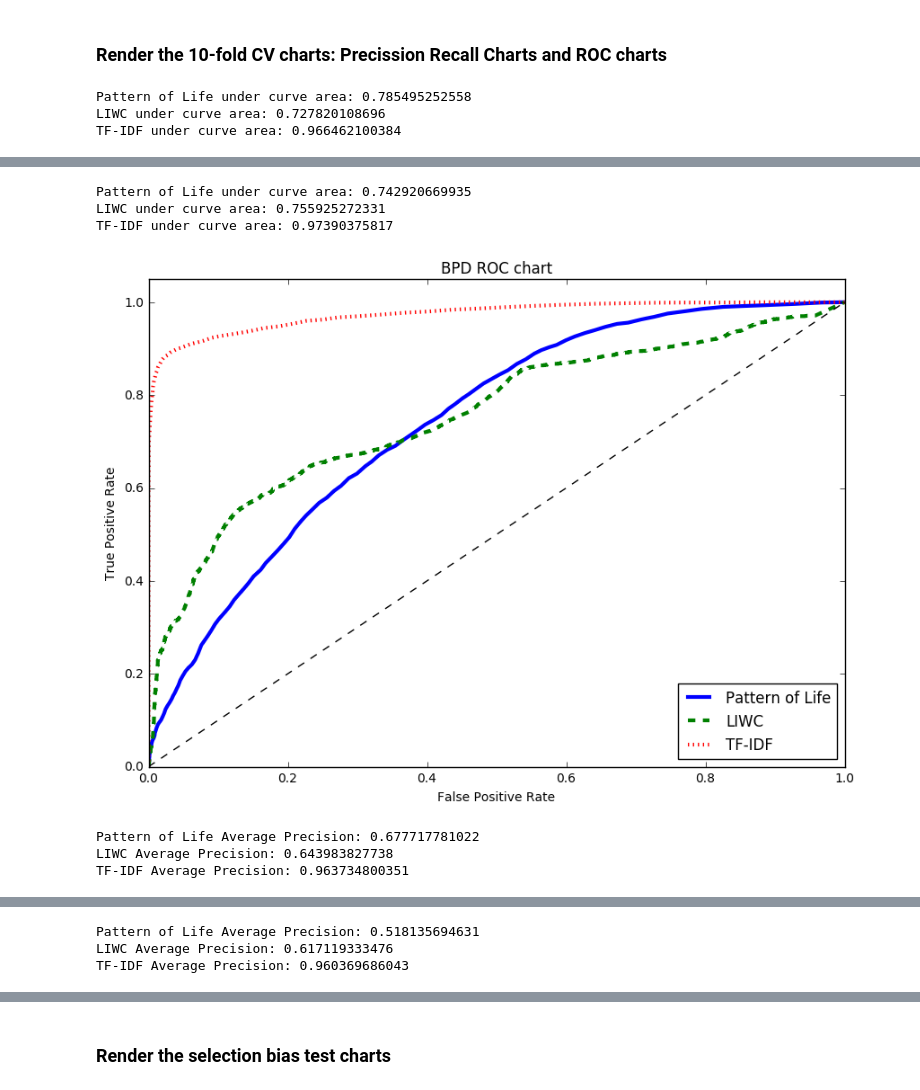
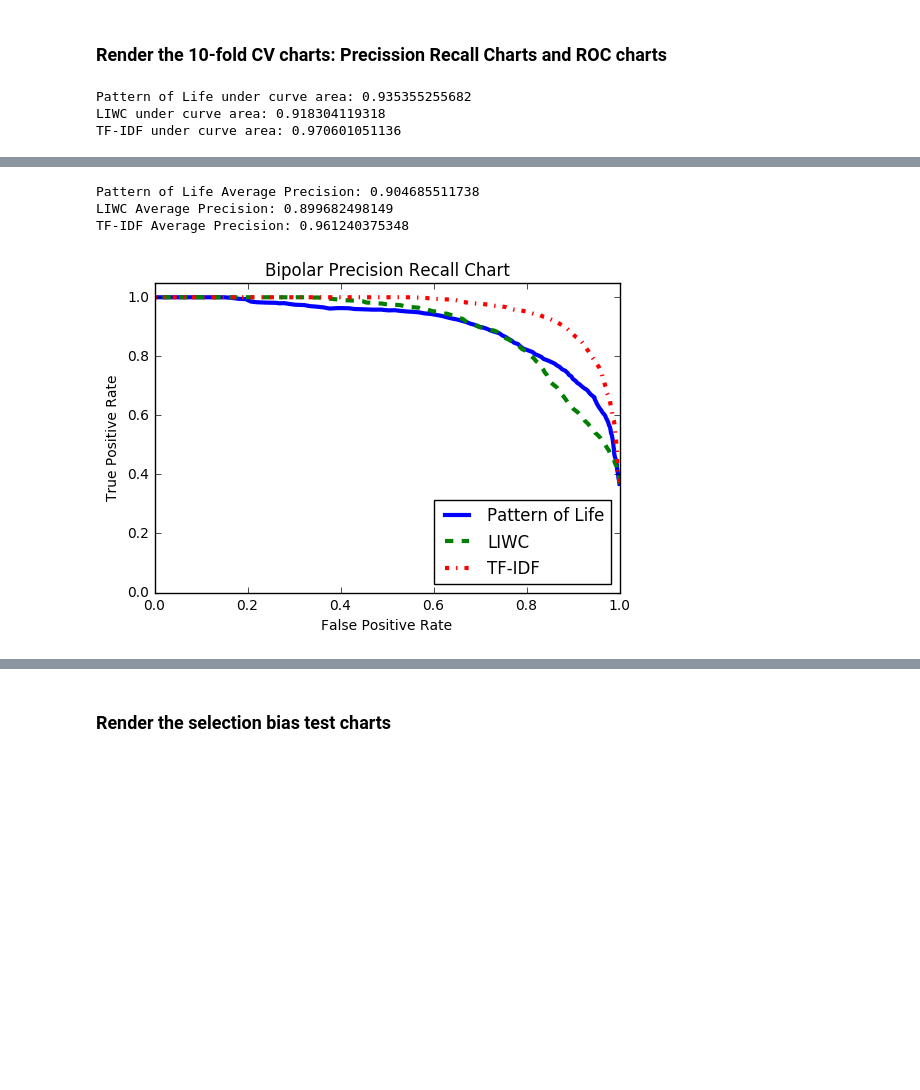
Before and after one commit to yenhao/Mental_Disorder, a Jupyter notebook: 4_prediction_visualization/prediction_evaluation.ipynb, the cells around one changed output, grey strips where cells are left out. Cells and saved outputs as stored; diff of their text form; code cells hidden in the pictures; blank space fills up the shorter version.

Commit message:
recovery the model

```diff
--- a/4_prediction_visualization/prediction_evaluation.ipynb
+++ b/4_prediction_visualization/prediction_evaluation.ipynb
@@ -1078,25 +1037,25 @@ pol_groups.renderPrecisionRecall_all("Bipolar",n_fold=20)
 # %% [markdown]
 ### Dump the pre trained models
 # %%
-#Dump the pre-trained models
-feature_order = ['tweets_rate', 'mention_rate','unique_mentions','frequent_mentions','positive_ratio',\
-                 'negative_ratio','flips','negative_combos','positive_combos', 'age', 'gender' ]
-online_selection = []
+# #Dump the pre-trained models
+# feature_order = ['tweets_rate', 'mention_rate','unique_mentions','frequent_mentions','positive_ratio',\
+#                  'negative_ratio','flips','negative_combos','positive_combos', 'age', 'gender' ]
+# online_selection = []
 
-for feature_name in feature_order:
-    for i,(name, category) in enumerate(pol_groups.index2feature):
-        if name == feature_name:
-            online_selection.append(i)
+# for feature_name in feature_order:
+#     for i,(name, category) in enumerate(pol_groups.index2feature):
+#         if name == feature_name:
+#             online_selection.append(i)
 
 
 
 
-classifier  = RandomForestClassifier(n_jobs=-1, max_features="sqrt", n_estimators=128)
+# classifier  = RandomForestClassifier(n_jobs=-1, max_features="sqrt", n_estimators=128)
 
-X, Y = pol_groups.getLabeledData("Bipolar", selection=online_selection)
+X, Y = pol_groups.getLabeledData("Bipolar", selection=POL_selection)
 classifier.fit(X,Y)
 joblib.dump(classifier,"models/bipolar_forest/bipolar_forest")
 
-X, Y = pol_groups.getLabeledData("BPD", selection=online_selection)
-classifier.fit(X,Y)
-joblib.dump(classifier,"models/BPD_forest/BPD_forest")
+# X, Y = pol_groups.getLabeledData("BPD", selection=online_selection)
+# classifier.fit(X,Y)
+# joblib.dump(classifier,"models/BPD_forest/BPD_forest
@@ -1102,0 +1064,3 @@ joblib.dump(classifier,"models/BPD_forest/BPD_forest")
+# %%
+for i in POL_selection:
+    print(pol_groups.index2feature[i])
@@ -1159,14 +1143,14 @@ bipolar_LABELS = [POL_labels, LIWC_labels, tfidf_labels]
 
 renderROC(bipolar_SCORES, bipolar_LABELS, name,names)
 
-name = "BPD"
-POL_scores, POL_labels, _ = pol_groups.getLabelsScores(name, classifier,n_fold=n_fold, selection=POL_selection)
-LIWC_scores, LIWC_labels, _ = pol_groups.getLabelsScores(name, classifier,n_fold=n_fold, selection=LIWC_selection)
-tfidf_scores, tfidf_labels, _ = tfidf_groups.getLabelsScores(name, classifier,n_fold=n_fold)
+# name = "BPD"
+# POL_scores, POL_labels, _ = pol_groups.getLabelsScores(name, classifier,n_fold=n_fold, selection=POL_selection)
+# LIWC_scores, LIWC_labels, _ = pol_groups.getLabelsScores(name, classifier,n_fold=n_fold, selection=LIWC_selection)
+# tfidf_scores, tfidf_labels, _ = tfidf_groups.getLabelsScores(name, classifier,n_fold=n_fold)
 
-BPD_SCORES = [POL_scores, LIWC_scores, tfidf_scores]
-BPD_LABELS = [POL_labels, LIWC_labels, tfidf_labels]
-renderROC(BPD_SCORES, BPD_LABELS, name,names)
+# BPD_SCORES = [POL_scores, LIWC_scores, tfidf_scores]
+# BPD_LABELS = [POL_labels, LIWC_labels, tfidf_labels]
+# renderROC(BPD_SCORES, BPD_LABELS, name,names)
 #np.sum(tfidf_labels)
 
 def renderPRC(scores, labels,disorder ,names, linestyle=['solid','dashed','dashdot']):
@@ -1190,8 +1174,8 @@ def renderPRC(scores, labels,disorder ,names, linestyle=['solid','dashed','dashd
 
     plt.show()
 renderPRC(bipolar_SCORES, bipolar_LABELS, "Bipolar",names)
-renderPRC(BPD_SCORES, BPD_LABELS, "BPD",names)
+# renderPRC(BPD_SCORES, BPD_LABELS, "BPD",names)
 # %% [output]
-Pattern of Life under curve area: 0.785495252558
-LIWC under curve area: 0.727820108696
-TF-IDF under curve area: 0.966462100384
+Pattern of Life under curve area: 0.935355255682
+LIWC under curve area: 0.918304119318
+TF-IDF under curve area: 0.970601051136
@@ -1199,7 +1183,4 @@ TF-IDF under curve area: 0.966462100384
-Pattern of Life under curve area: 0.742920669935
-LIWC under curve area: 0.755925272331
-TF-IDF under curve area: 0.97390375817
+Pattern of Life Average Precision: 0.904685511738
+LIWC Average Precision: 0.899682498149
+TF-IDF Average Precision: 0.961240375348
-[figure, old version]
+[figure, new version]
-Pattern of Life Average Precision: 0.677717781022
-LIWC Average Precision: 0.643983827738
-TF-IDF Average Precision: 0.963734800351
@@ -1207,3 +1186,0 @@ TF-IDF Average Precision: 0.963734800351
-Pattern of Life Average Precision: 0.518135694631
-LIWC Average Precision: 0.617119333476
-TF-IDF Average Precision: 0.960369686043
```
Also changed, not shown: parts of 11 cells of this notebook.
